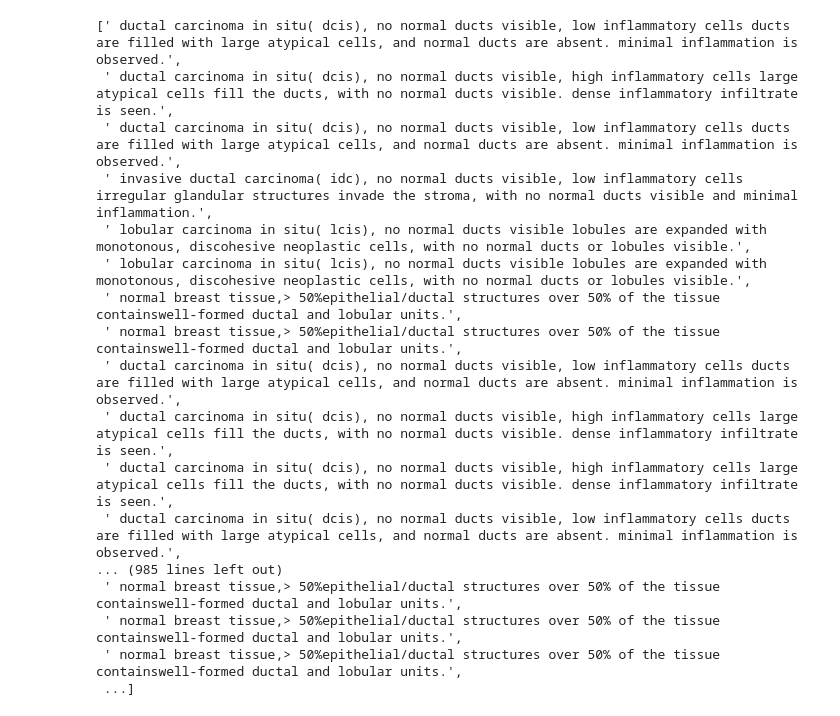
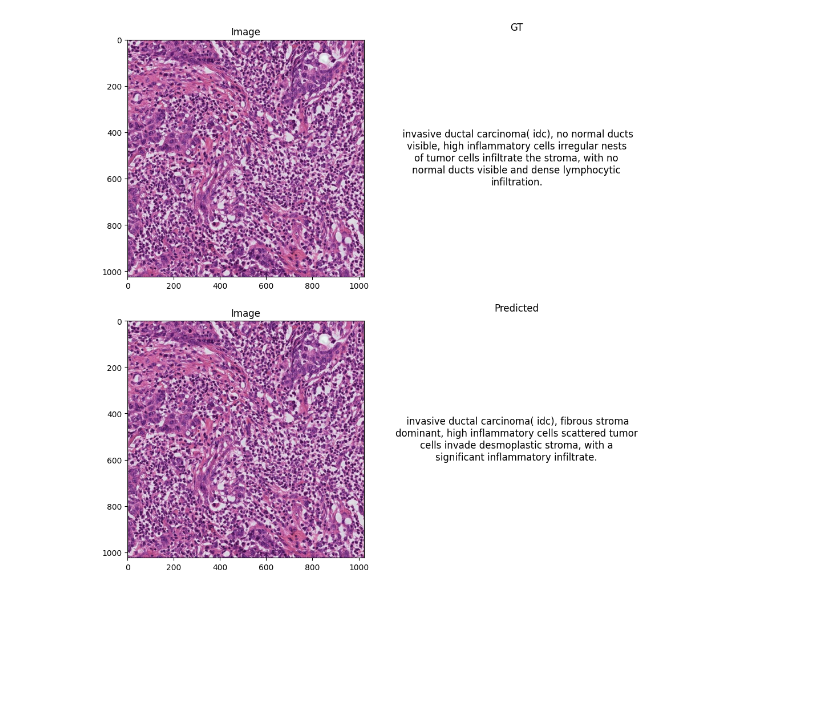
Before and after one commit to Leeyoungsup/24_NIA_histopathology, a Jupyter notebook: MILattention_lstm_test.ipynb, the cells around one changed output. Drawn from its saved outputs; the diff is of its cells as text; code cells hidden in the pictures; blank space fills up the shorter version.

```diff
--- a/MILattention_lstm_test.ipynb
+++ b/MILattention_lstm_test.ipynb
@@ -25,9 +25,12 @@ from nltk.translate.bleu_score import sentence_bleu, SmoothingFunction
 from rouge_score import rouge_scorer
 import random
 from torchvision.transforms import ToTensor
+import torchvision
+import textwrap
 # Device configurationresul
 tf = ToTensor()
-device = torch.device('cuda:5' if torch.cuda.is_available() else 'cpu')
+device = torch.device('cuda:6' if torch.cuda.is_available() else 'cpu')
+topilimage = torchvision.transforms.ToPILImage()
 # %%
 params={'image_size':1024,
         'lr':2e-4,
@@ -36,9 +39,9 @@ params={'image_size':1024,
         'batch_size':8,
         'epochs':10000,
         'data_path':'../../data/synth/type/',
-        'train_csv':'ST_train.csv',
-        'val_csv':'ST_test.csv',
-        'vocab_path':'../../data/synth/type/ST_vocab.pkl',
+        'train_csv':'BR_train.csv',
+        'val_csv':'BR_test.csv',
+        'vocab_path':'../../data/synth/type/BR_vocab.pkl',
         'embed_size':300,
         'hidden_size':256,
         'num_layers':4,}
@@ -357,5 +386,5 @@ decoder = DecoderTransformer(params['embed_size'], len(vocab), 15, params['hidde
 criterion = nn.CrossEntropyLoss()
 model_param = list(decoder.parameters()) + list(encoder.parameters())
 optimizer = torch.optim.Adam(model_param, lr=params['lr'], betas=(params['beta1'], params['beta2']))
-encoder.load_state_dict(torch.load('../../model/captioning/ST_encoder_check.pth',map_location=device))
-decoder.load_state_dict(torch.load('../../model/captioning/ST_decoder_check.pth',map_location=device))
+encoder.load_state_dict(torch.load('../../model/captioning/BR_encoder_check.pth',map_location=device))
+decoder.load_state_dict(torch.load('../../model/captioning/BR_decoder_check.pth',map_location=device))
@@ -440,20 +449,38 @@ Rogue-L:0.9160+-0.2099
-# %%
-total_predictions
-# %% [output]
-[' ductal carcinoma in situ( dcis), no normal ducts visible, low inflammatory cells ducts are filled with large atypical cells, and normal ducts are absent. minimal inflammation is observed.',
- ' ductal carcinoma in situ( dcis), no normal ducts visible, high inflammatory cells large atypical cells fill the ducts, with no normal ducts visible. dense inflammatory infiltrate is seen.',
- ' ductal carcinoma in situ( dcis), no normal ducts visible, low inflammatory cells ducts are filled with large atypical cells, and normal ducts are absent. minimal inflammation is observed.',
- ' invasive ductal carcinoma( idc), no normal ducts visible, low inflammatory cells irregular glandular structures invade the stroma, with no normal ducts visible and minimal inflammation.',
- ' lobular carcinoma in situ( lcis), no normal ducts visible lobules are expanded with monotonous, discohesive neoplastic cells, with no normal ducts or lobules visible.',
- ' lobular carcinoma in situ( lcis), no normal ducts visible lobules are expanded with monotonous, discohesive neoplastic cells, with no normal ducts or lobules visible.',
- ' normal breast tissue,> 50%epithelial/ductal structures over 50% of the tissue containswell-formed ductal and lobular units.',
- ' normal breast tissue,> 50%epithelial/ductal structures over 50% of the tissue containswell-formed ductal and lobular units.',
- ' ductal carcinoma in situ( dcis), no normal ducts visible, low inflammatory cells ducts are filled with large atypical cells, and normal ducts are absent. minimal inflammation is observed.',
- ' ductal carcinoma in situ( dcis), no normal ducts visible, high inflammatory cells large atypical cells fill the ducts, with no normal ducts visible. dense inflammatory infiltrate is seen.',
- ' ductal carcinoma in situ( dcis), no normal ducts visible, high inflammatory cells large atypical cells fill the ducts, with no normal ducts visible. dense inflammatory infiltrate is seen.',
- ' ductal carcinoma in situ( dcis), no normal ducts visible, low inflammatory cells ducts are filled with large atypical cells, and normal ducts are absent. minimal inflammation is observed.',
-... (985 lines left out)
- ' normal breast tissue,> 50%epithelial/ductal structures over 50% of the tissue containswell-formed ductal and lobular units.',
- ' normal breast tissue,> 50%epithelial/ductal structures over 50% of the tissue containswell-formed ductal and lobular units.',
- ' normal breast tissue,> 50%epithelial/ductal structures over 50% of the tissue containswell-formed ductal and lobular units.',
- ...]
+# %%
+k=41
+image_data = topilimage(test_dataset[k][0])
+
+# 텍스트 내용
+
+text_content =total_labels[k]
+# 서브플롯 설정 (1행, 2열)
+wrapped_text = "\n".join(textwrap.wrap(text_content, width=50))
+
+# 서브플롯 설정 (1행, 2열)
+fig, axs = plt.subplots(2, 2, figsize=(10, 10))
+
+# 첫 번째 서브플롯에 이미지 표시
+axs[0,0].imshow(image_data)
+
+axs[0,0].set_title('Image')
+
+# 두 번째 서브플롯에 줄바꿈된 텍스트 표시
+axs[0,1].text(0.5, 0.5, wrapped_text, va='center', ha='center', fontsize=12)
+axs[0,1].axis('off')  # 축 숨김
+axs[0,1].set_title('GT')
+
+wrapped_text = "\n".join(textwrap.wrap(total_predictions[k], width=50))
+# 첫 번째 서브플롯에 이미지 표시
+axs[1,0].imshow(image_data)
+
+axs[1,0].set_title('Image')
+
+# 두 번째 서브플롯에 줄바꿈된 텍스트 표시
+axs[1,1].text(0.5, 0.5, wrapped_text, va='center', ha='center', fontsize=12)
+axs[1,1].axis('off')  # 축 숨김
+axs[1,1].set_title('Predicted')
+# 화면에 표시
+plt.tight_layout()
+plt.show()
+# %% [output]
+[figure, added]
```
Also changed, not shown: parts of 6 cells of this notebook, 5 other files.
